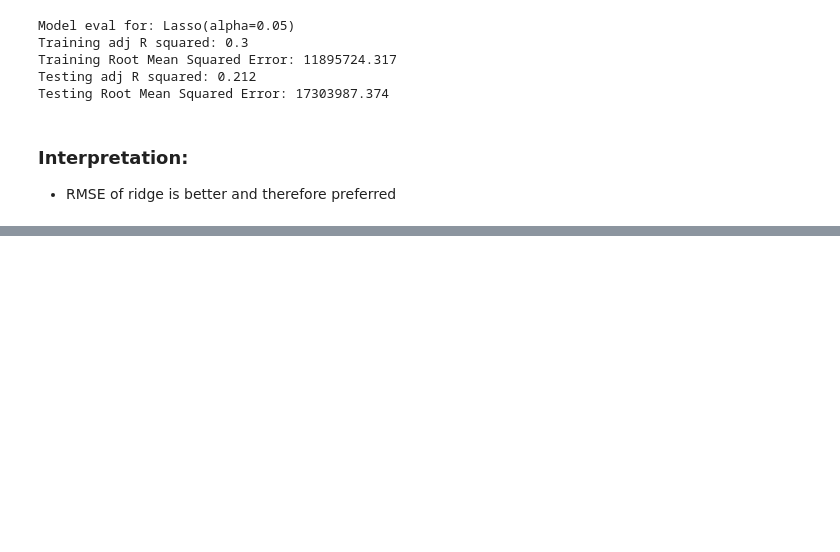
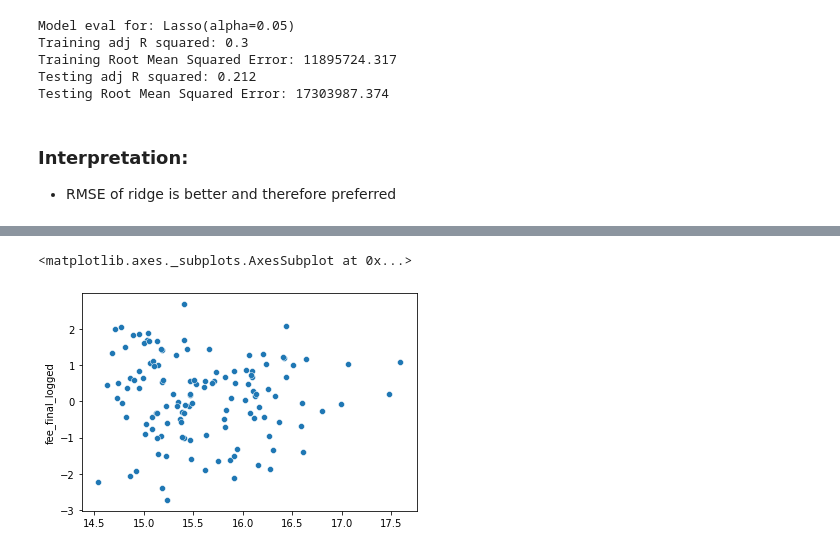
Before and after one commit to etr359/capstone, a Jupyter notebook: Modeling.ipynb, the cells around one changed output, grey strips where cells are left out. Saved outputs shown, nothing was run; the diff lists cells and outputs as text; code cells hidden in the pictures; blank space fills up the shorter version.

```diff
--- a/Modeling.ipynb
+++ b/Modeling.ipynb
@@ -823,0 +865,6 @@ Testing Root Mean Squared Error: 17303987.374
+# %%
+#plotting residuals against predicted values to assess hetero/homoscedasticity
+sns.scatterplot(y=residuals, x=y_hat_test)
+# %% [output]
+<matplotlib.axes._subplots.AxesSubplot at 0x...>
+[figure, added]
```
Also changed, not shown: parts of 10 cells of this notebook, 6 other files.
